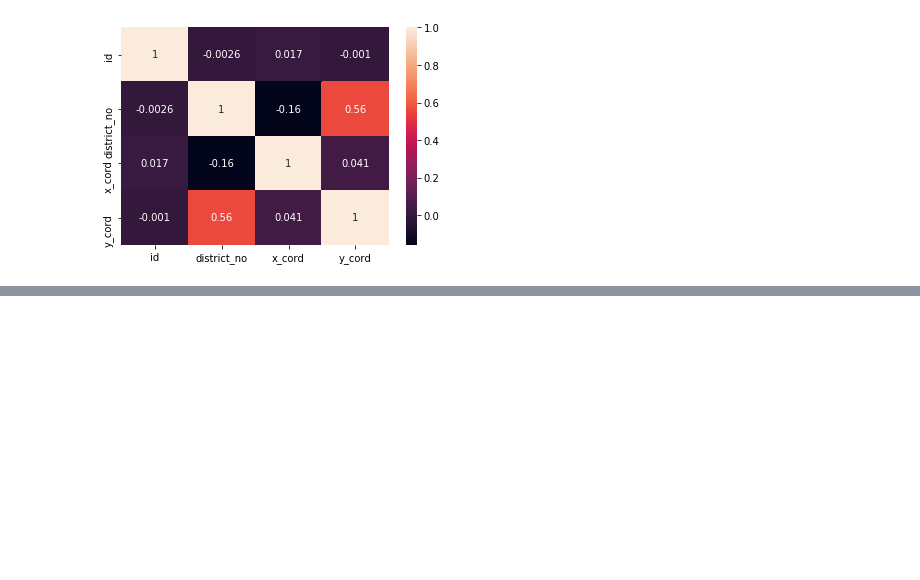
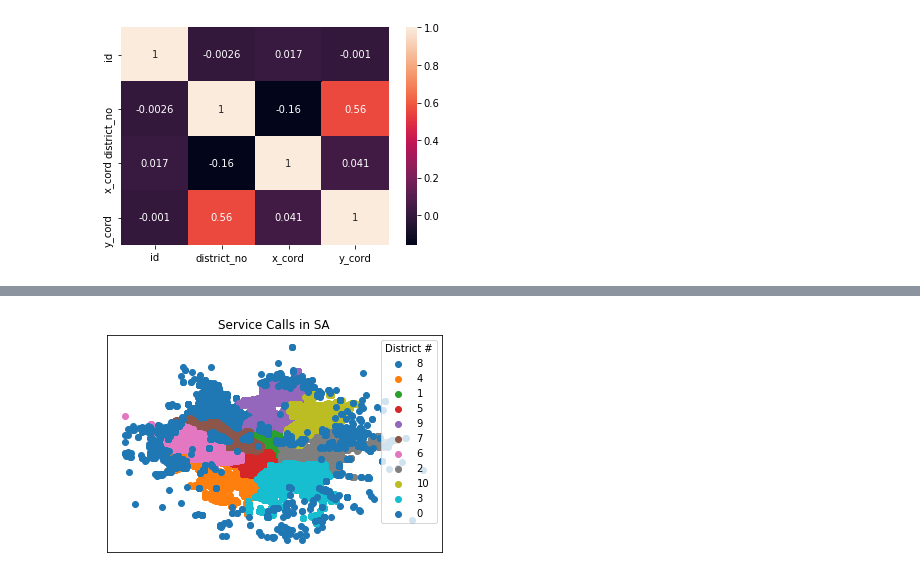
Before and after one commit to misty-garcia/sa_311, a Jupyter notebook: the_pipeline.ipynb, the cells around one changed output, grey strips where cells are left out. Cells and saved outputs as stored; diff of their text form; code cells hidden in the pictures; blank space fills up the shorter version.

```diff
--- a/the_pipeline.ipynb
+++ b/the_pipeline.ipynb
@@ -685,0 +697,11 @@ plt.show()
+# %%
+for no in df.district_no.unique():
+    subset = df[df.district_no == no]
+    plt.scatter(subset.x_cord, subset.y_cord, label=no)
+plt.title("Service Calls in SA")
+plt.legend(title="District #")
+plt.xticks([])
+plt.yticks([])
+plt.show()
+# %% [output]
+[figure, added]
```
Also changed, not shown: parts of 20 cells of this notebook.
